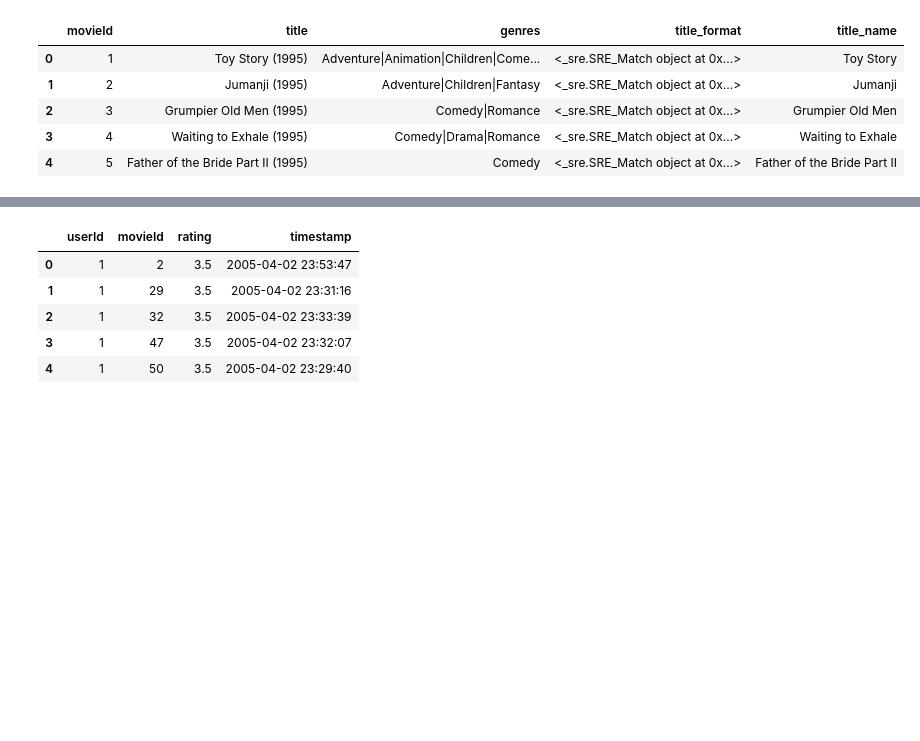
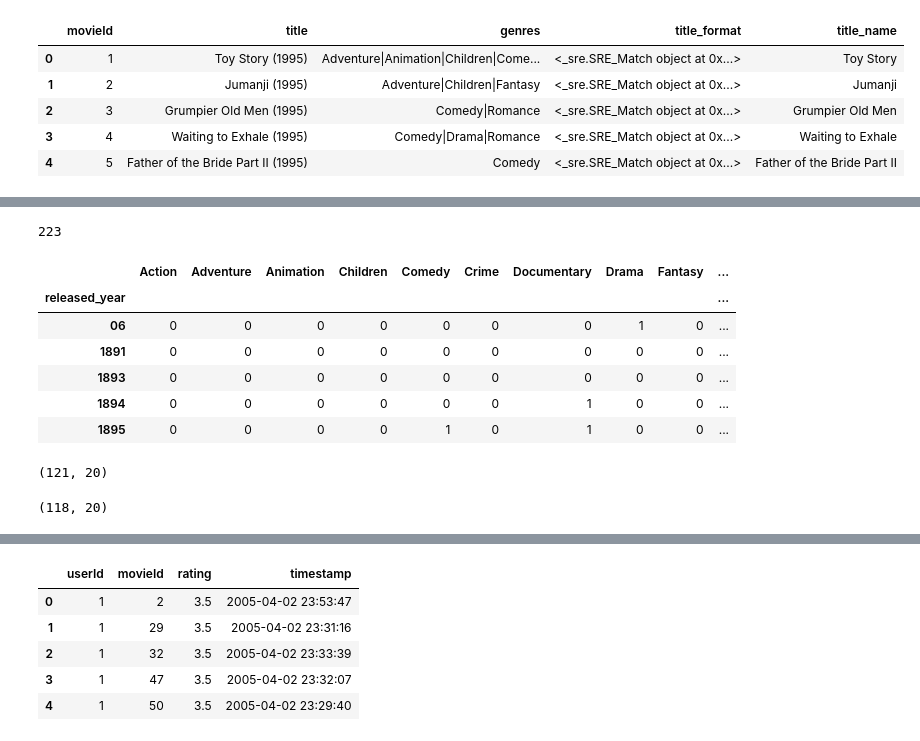
Before and after one commit to ah3200/movielens, a Jupyter notebook: data-exploration.ipynb, the cells around one changed output, grey strips where cells are left out. Cells and saved outputs as stored; diff of their text form; code cells hidden in the pictures; blank space fills up the shorter version.

```diff
--- a/data-exploration.ipynb
+++ b/data-exploration.ipynb
@@ -154,0 +184,14 @@ Name: released_year, dtype: int64
+# %%
+len(df_movies[(df_movies.released_year=='2000') & (df_movies.Comedy==1)])
+# %% [output]
+223
+# %%
+year_genre_movies.head()
+# %% [output]
+|  | Action | Adventure | Animation | Children | Comedy | Crime | Documentary | Drama | Fantasy | ... |
+| released_year |  |  |  |  |  |  |  |  |  | ... |
+| 06 | 0 | 0 | 0 | 0 | 0 | 0 | 0 | 1 | 0 | ... |
+| 1891 | 0 | 0 | 0 | 0 | 0 | 0 | 0 | 0 | 0 | ... |
+| 1893 | 0 | 0 | 0 | 0 | 0 | 0 | 0 | 0 | 0 | ... |
+| 1894 | 0 | 0 | 0 | 0 | 0 | 0 | 1 | 0 | 0 | ... |
+| 1895 | 0 | 0 | 0 | 0 | 1 | 0 | 1 | 0 | 0 | ... |
@@ -154,0 +200,4 @@ Name: released_year, dtype: int64
+# %%
+year_genre_movies.shape
+# %% [output]
+(121, 20)
@@ -154,0 +206,4 @@ Name: released_year, dtype: int64
+# %%
+year_genre_movies.shape
+# %% [output]
+(118, 20)
```
Also changed, not shown: parts of 36 cells of this notebook.
